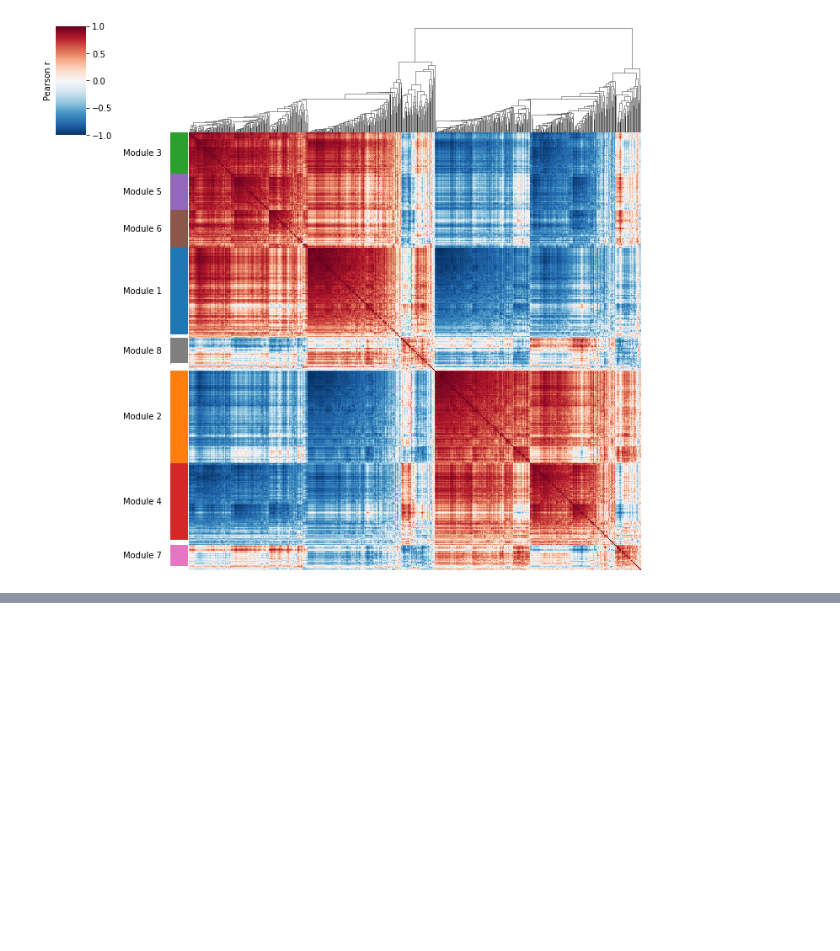
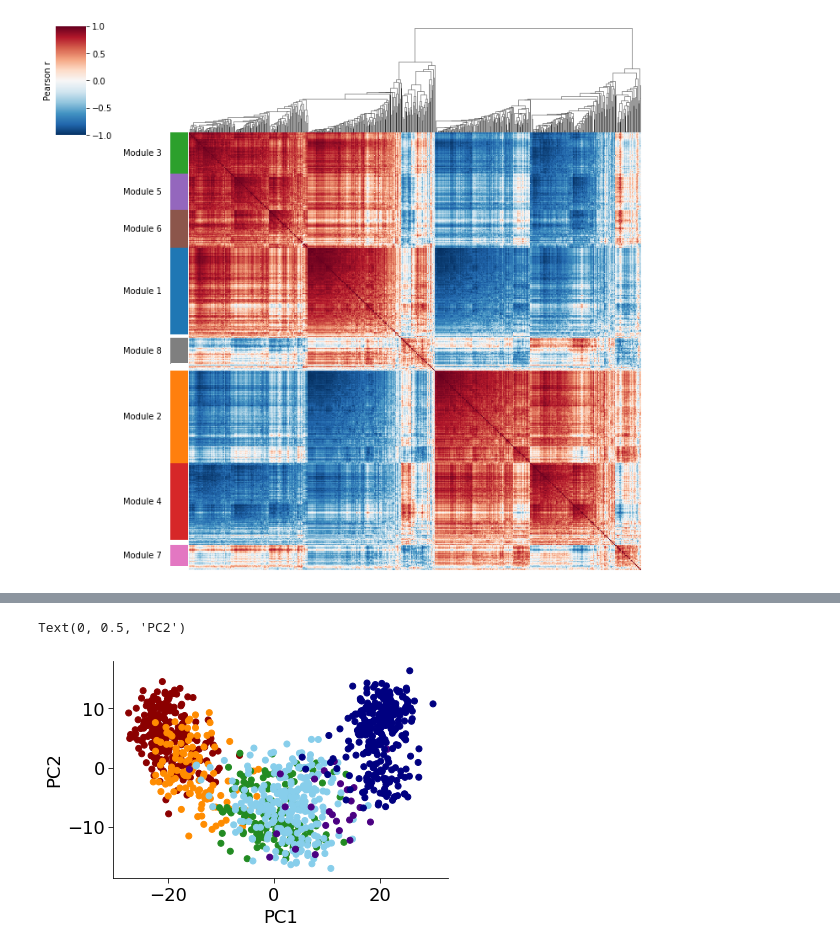
Before and after one commit to lareaulab/analysis_psix, a Jupyter notebook: mouse_brain_development/Untitled.ipynb, the cells around one changed output, grey strips where cells are left out. Saved outputs shown, nothing was run; the diff lists cells and outputs as text; code cells hidden in the pictures; blank space fills up the shorter version.

```diff
--- a/mouse_brain_development/Untitled.ipynb
+++ b/mouse_brain_development/Untitled.ipynb
@@ -37,3 +37,5 @@ aver = local_correlation_plot(
 )
 # %% [output]
 [figure]
+# %%
+norm_tpm = pd.read_csv('preprocess/scone_norm_tpm.tab', sep='\t', index_col=0)
@@ -39,0 +50,4 @@ aver = local_correlation_plot(
+# %%
+
+glia = norm_tpm.columns[(norm_tpm.loc['Hepacam'] >= 1) | (norm_tpm.loc['Ednrb'] >= 1)  | (norm_tpm.loc['Olig1'] >= 1) | (norm_tpm.loc['Ramp1'] >= 1) | (norm_tpm.loc['Aldh1l1'] >= 1)]
+neurogenesis_cells = [x for x in norm_tpm.columns if x not in glia]
@@ -39,0 +114,14 @@ aver = local_correlation_plot(
+# %%
+
+fig = plt.figure(figsize=(6, 4))
+ax  = plt.subplot(1,1,1)
+ax.scatter(tiklova_rd.PC_1, tiklova_rd.PC_2, c=colores)
+ax.spines["right"].set_visible(False)
+ax.spines["top"].set_visible(False)
+
+ax.tick_params(labelsize=18, length=5)
+plt.xlabel('PC1', fontsize=18)
+plt.ylabel('PC2', fontsize=18)
+# %% [output]
+Text(0, 0.5, 'PC2')
+[figure, added]
```
Also changed, not shown: parts of 10 cells of this notebook, 11 other files.
